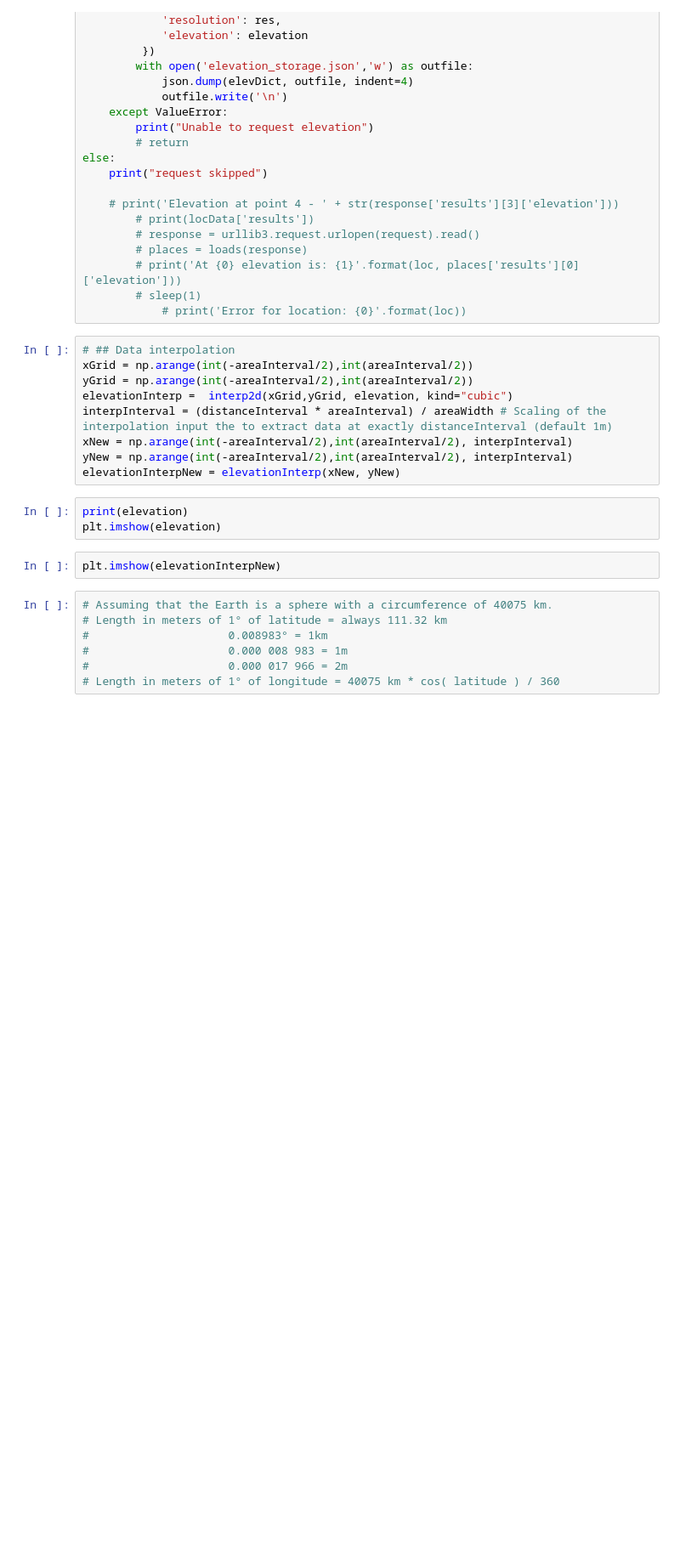
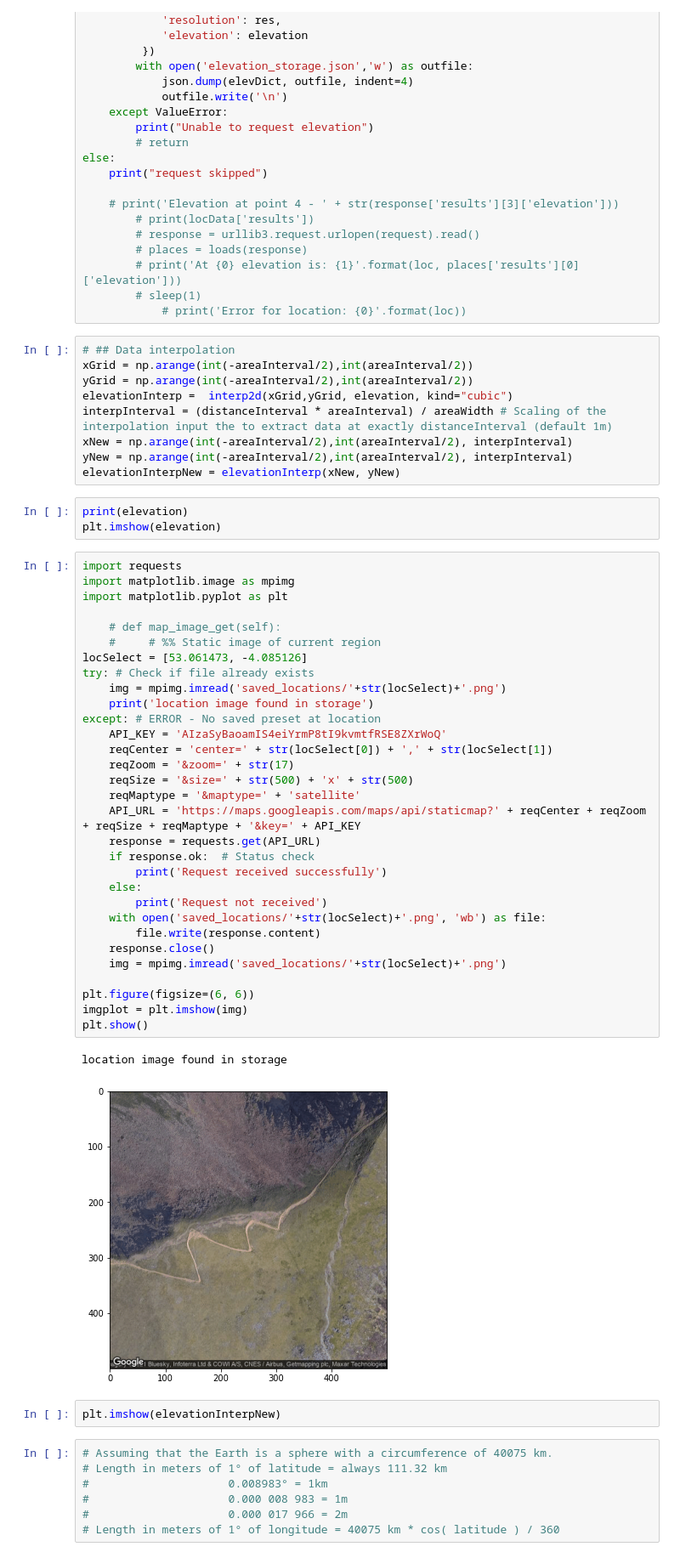
Before and after one commit to Misiek957/ActiveWalkerModelSimulation, a Jupyter notebook: elevation_notebook.ipynb, the cells around one changed output. Shown at 85% size. Cells and saved outputs as stored; diff of their text form; blank space fills up the shorter version.

Commit message:
display image of selected location

```diff
--- a/elevation_notebook.ipynb
+++ b/elevation_notebook.ipynb
@@ -114,6 +114,40 @@ elevationInterpNew = elevationInterp(xNew, yNew)
 # %%
 print(elevation)
 plt.imshow(elevation)
+# %%
+import requests
+import matplotlib.image as mpimg
+import matplotlib.pyplot as plt
+
+    # def map_image_get(self):
+    #     # %% Static image of current region
+locSelect = [53.061473, -4.085126]
+try: # Check if file already exists
+    img = mpimg.imread('saved_locations/'+str(locSelect)+'.png')
+    print('location image found in storage')
+except: # ERROR - No saved preset at location
+    API_KEY = 'AIzaSyBaoamIS4eiYrmP8tI9kvmtfRSE8ZXrWoQ'
+    reqCenter = 'center=' + str(locSelect[0]) + ',' + str(locSelect[1])
+    reqZoom = '&zoom=' + str(17)
+    reqSize = '&size=' + str(500) + 'x' + str(500)
+    reqMaptype = '&maptype=' + 'satellite'
+    API_URL = 'https://maps.googleapis.com/maps/api/staticmap?' + reqCenter + reqZoom + reqSize + reqMaptype + '&key=' + API_KEY
+    response = requests.get(API_URL)
+    if response.ok:  # Status check
+        print('Request received successfully')
+    else:
+        print('Request not received')
+    with open('saved_locations/'+str(locSelect)+'.png', 'wb') as file:
+        file.write(response.content)
+    response.close()
+    img = mpimg.imread('saved_locations/'+str(locSelect)+'.png')
+
+plt.figure(figsize=(6, 6))
+imgplot = plt.imshow(img)
+plt.show()
+# %% [output]
+location image found in storage
+[figure, added]
 # %%
 plt.imshow(elevationInterpNew)
 # %%
```
Also changed, not shown: 1 other file.
